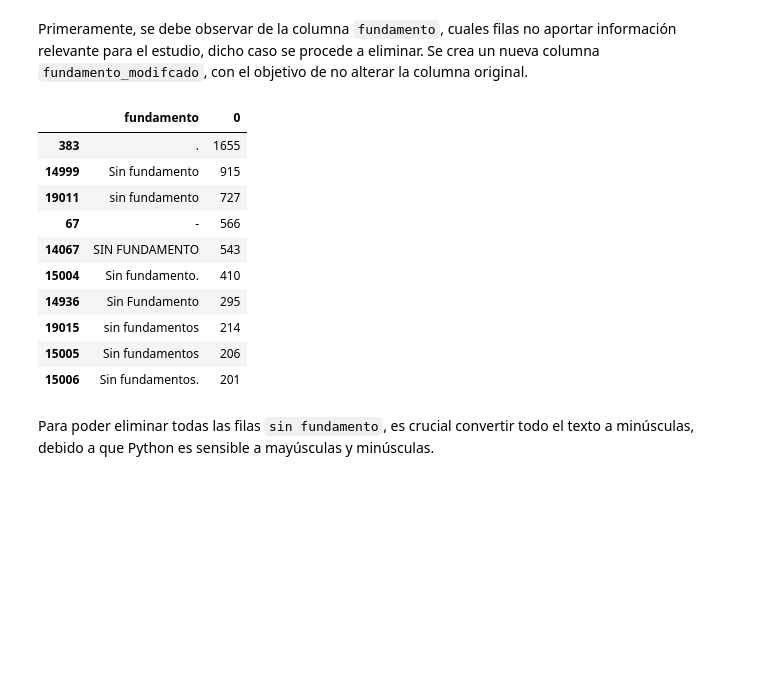
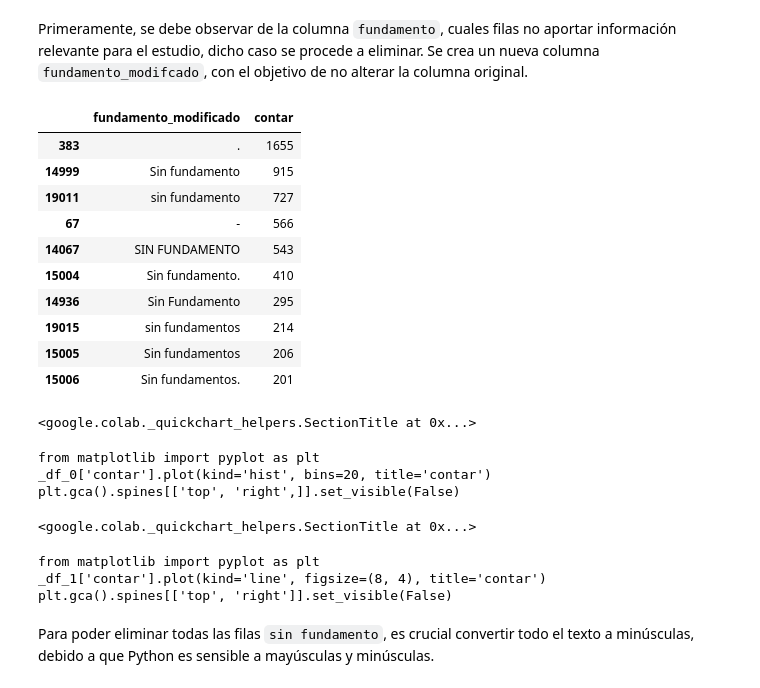
Before and after one commit to ctobar96/Extrayendo-Informacion-de-Texto, a Jupyter notebook: tarea1_cristian_tobar.ipynb, the cells around one changed output. Saved outputs shown, nothing was run; the diff lists cells and outputs as text; code cells hidden in the pictures; blank space fills up the shorter version.

Commit message:
Creación de la columna fundamento_modificado

```diff
--- a/tarea1_cristian_tobar.ipynb
+++ b/tarea1_cristian_tobar.ipynb
@@ -66,7 +91,10 @@ AttributeError: partially initialized module 'torch._dynamo' has no attribute 'e
 #### Cargar e Información inicial del dataset
 # %%
 # Cargar los datos
-df = pd.read_excel('data/resultadocabildoprovincial.xlsx')
+import pandas as pd
+
+url = 'https://raw.githubusercontent.com/ctobar96/Extrayendo-Informacion-de-Texto/main/data/resultadocabildoprovincial.xlsx'
+df = pd.read_excel(url)
 # %%
 # Dimensiones de los datos (Filas, columnas):
 print("\u001b[1mDIMENSIONES\u001b[0m")
@@ -138,12 +147,13 @@ Se crea un nueva columna `fundamento_modifcado`, con el objetivo de no alterar l
 # %%
 columna = 'fundamento_modificado'
 
+# Crear una nueva columna
 df[columna]= df['fundamento']
 
-
-df[columna]=df.groupby([columna]).size().reset_index().sort_values(by=0,ascending=False)[0:10]
+# Saber que entradas no aportan información
+df.groupby([columna]).size().reset_index(name='contar').sort_values(by='contar',ascending=False).head(10)
 # %% [output]
-|  | fundamento | 0 |
+|  | fundamento_modificado | contar |
 | 383 | . | 1655 |
 | 14999 | Sin fundamento | 915 |
 | 19011 | sin fundamento | 727 |
@@ -154,6 +164,14 @@ df[columna]=df.groupby([columna]).size().reset_index().sort_values(by=0,ascendin
 | 19015 | sin fundamentos | 214 |
 | 15005 | Sin fundamentos | 206 |
 | 15006 | Sin fundamentos. | 201 |
+<google.colab._quickchart_helpers.SectionTitle at 0x...>
+from matplotlib import pyplot as plt
+_df_0['contar'].plot(kind='hist', bins=20, title='contar')
+plt.gca().spines[['top', 'right',]].set_visible(False)
+<google.colab._quickchart_helpers.SectionTitle at 0x...>
+from matplotlib import pyplot as plt
+_df_1['contar'].plot(kind='line', figsize=(8, 4), title='contar')
+plt.gca().spines[['top', 'right']].set_visible(False)
 # %% [markdown]
 Para poder eliminar todas las filas `sin fundamento`, es crucial convertir todo el texto a minúsculas, debido a que Python es sensible a mayúsculas y minúsculas.
 # %%
```
Also changed, not shown: parts of 3 cells of this notebook.
